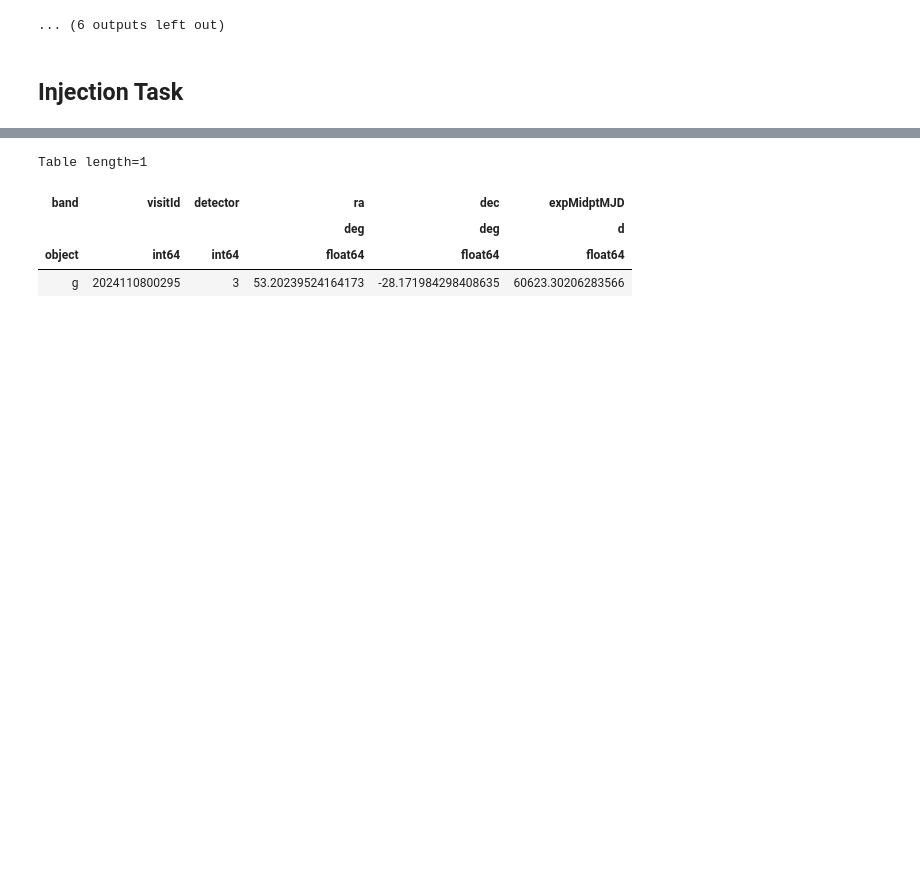
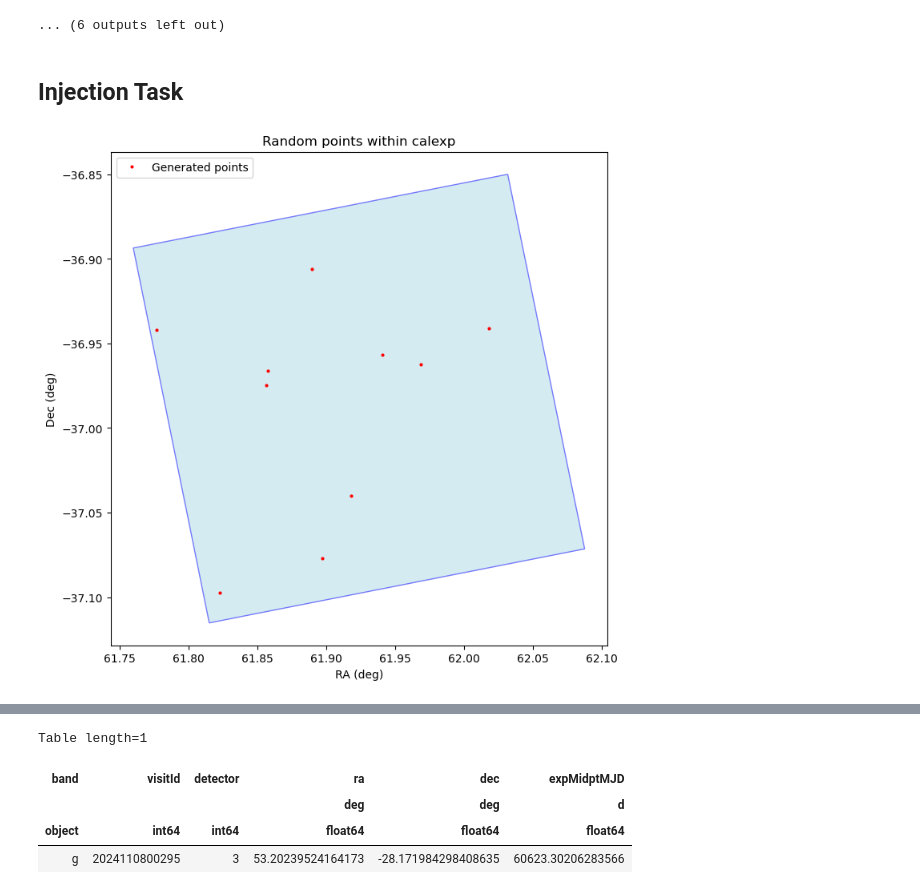
Before and after one commit to nowokaren/ulens_lsst, a Jupyter notebook: docs/tutorials/tutorial_RSP.ipynb, the cells around one changed output, grey strips where cells are left out. Drawn from its saved outputs; the diff is of its cells as text; code cells hidden in the pictures; blank space fills up the shorter version.

```diff
--- a/docs/tutorials/tutorial_RSP.ipynb
+++ b/docs/tutorials/tutorial_RSP.ipynb
@@ -867,3 +867,10 @@ lsst.characterizeImage.measurePsf INFO: Sending 84 candidates to PSF determiner
 ... (6 outputs left out)
 # %% [markdown]
 ## Injection Task
+# %%
+butler = Butler('dp02', collections='2.2i/runs/DP0.2')
+source_data = results.iloc[150]
+datasetType = 'calexp'
+dataId = {'visit': source_data["visit"], 'detector': source_data["detector"]}
+calexp = butler.get(datasetType, dataId=dataId)
+calexp_wcs = calexp.getWcs()   # other way: calexp_wcs = butler.get('calexp.wcs', **dataId)
@@ -869,0 +883,34 @@ lsst.characterizeImage.measurePsf INFO: Sending 84 candidates to PSF determiner
+# %%
+from shapely.geometry import Polygon
+from shapely.geometry import Point
+import numpy as np
+np.random.seed(17)
+def generate_random_points_in_polygon(polygon, n_points):
+    X = []; Y = []
+    while len(X) < n_points:
+        min_x, min_y, max_x, max_y = polygon.bounds
+        random_x = np.random.uniform(min_x, max_x)
+        random_y = np.random.uniform(min_y, max_y)
+        point = Point(random_x, random_y)
+        if polygon.contains(point):
+            X.append(random_x)
+            Y.append(random_y)
+    return X, Y
+corners = [calexp.getWcs().pixelToSky(dot.getX(), dot.getY()) for dot in calexp.getBBox().getCorners()]
+corners_ra = [dot.getRa().asDegrees() for dot in corners]
+corners_dec = [dot.getDec().asDegrees() for dot in corners]
+polygon = Polygon(zip(corners_ra, corners_dec))
+n_points = 10
+RA, DEC = generate_random_points_in_polygon(polygon, n_points)
+fig, ax = plt.subplots(figsize=(8, 8))
+x, y = polygon.exterior.xy
+ax.fill(x, y, alpha=0.5, fc='lightblue', edgecolor='blue')
+ax.plot(RA, DEC, "o", ms=2, color='red', label='Generated points')
+ax.set_xlabel("RA (deg)")
+ax.set_ylabel("Dec (deg)")
+ax.set_title("Random points within calexp")
+ax.legend()
+
+plt.show()
+# %% [output]
+[figure, added]
```
Also changed, not shown: parts of 7 cells of this notebook.
